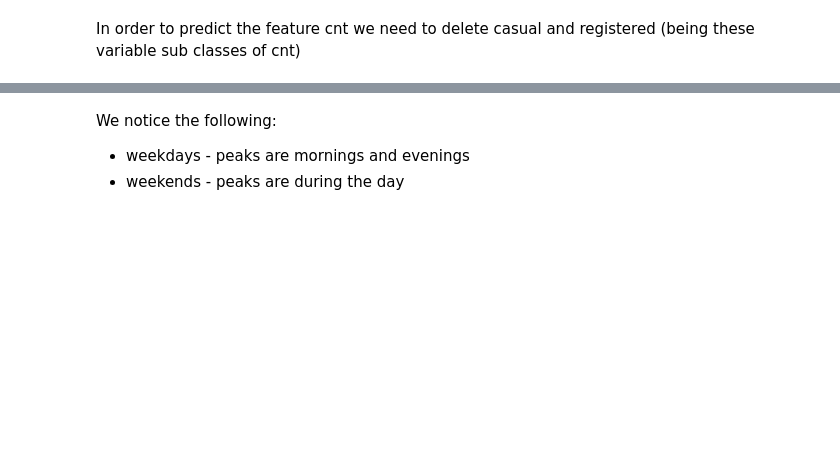
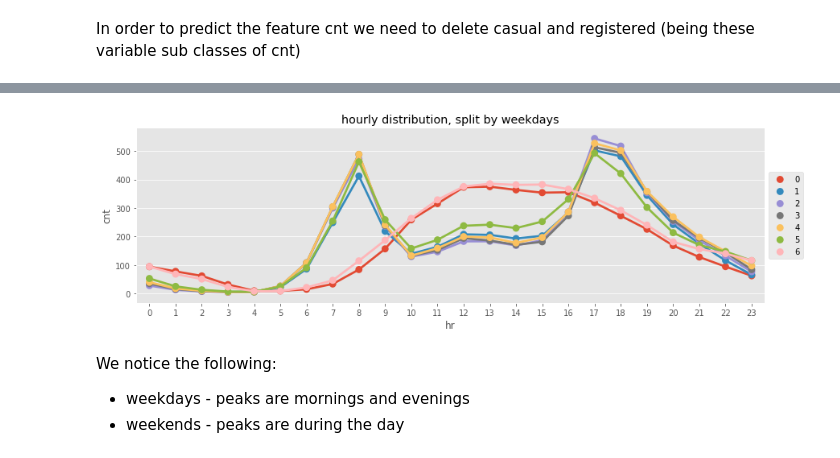
Before and after one commit to alancarton/bike_share_washington, a Jupyter notebook: Bike-Sharing.ipynb, the cells around one changed output, grey strips where cells are left out. Drawn from its saved outputs; the diff is of its cells as text; code cells hidden in the pictures; blank space fills up the shorter version.

```diff
--- a/Bike-Sharing.ipynb
+++ b/Bike-Sharing.ipynb
@@ -23,21 +49,17 @@ In order to predict the feature cnt we need to delete casual and registered (bei
 # %%
-import zipfile
-import requests
-import io
-import re
-
-#!kaggle datasets list -s bike-sharing-dataset
-!kaggle datasets download -d marklvl/bike-sharing-dataset --force
-
+from dask import delayed
 from io import BytesIO
 zfname = 'bike-sharing-dataset.zip'
 
 with zipfile.ZipFile(zfname) as zfile:
     for name in zfile.namelist():
-        print(name)
+
         if re.search(r'\.zip$', name) is not None:
             # We have a zip within a zip
             zfiledata = BytesIO(zfile.read(name))
             with zipfile.ZipFile(zfiledata) as zfile2:
-                day = pd.read_csv(zfile2.open("day.csv"))
-                hour = pd.read_csv(zfile2.open("hour.csv"))
+                dayPandas = pd.read_csv(zfile2.open("day.csv"))
+                hourPandas = pd.read_csv(zfile2.open("hour.csv")).drop(columns=['casual', 'registered'])
+
+day = delayed(dayPandas)
+hour = delayed(hourPandas)
@@ -74,11 +73,13 @@ plt.style.use("ggplot")
 # %%
 # here we plot the hourly distribution of the bike ride count by weekdays, to understand daily usage patterns
 plt.figure(figsize=(14, 4))
-weekday_hr_gb = hour.groupby(["weekday", "hr"]).mean()["cnt"].reset_index(drop=False)
+weekday_hr_gb = hour.groupby(["weekday", "hr"]).mean()["cnt"].reset_index(drop=False).compute()
 sns.pointplot(x="hr", y="cnt", hue="weekday", data=weekday_hr_gb)
 plt.legend(loc="center left", bbox_to_anchor=(1, 0.5))
 plt.title("hourly distribution, split by weekdays")
 plt.show()
+# %% [output]
+[figure, added]
 # %% [markdown]
 We notice the following:
 - weekdays - peaks are mornings and evenings
```
Also changed, not shown: parts of 82 cells of this notebook, 1 other file.
